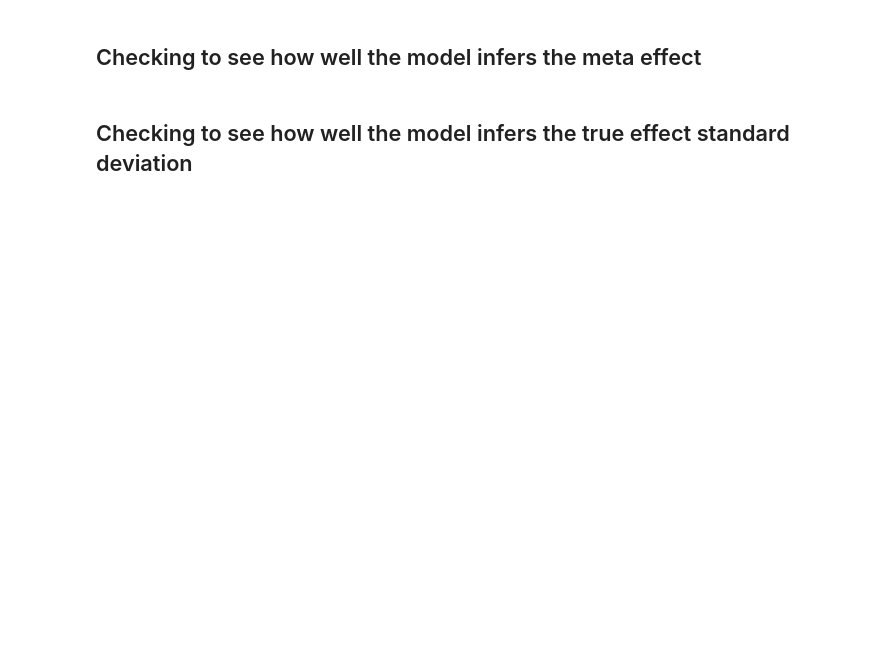
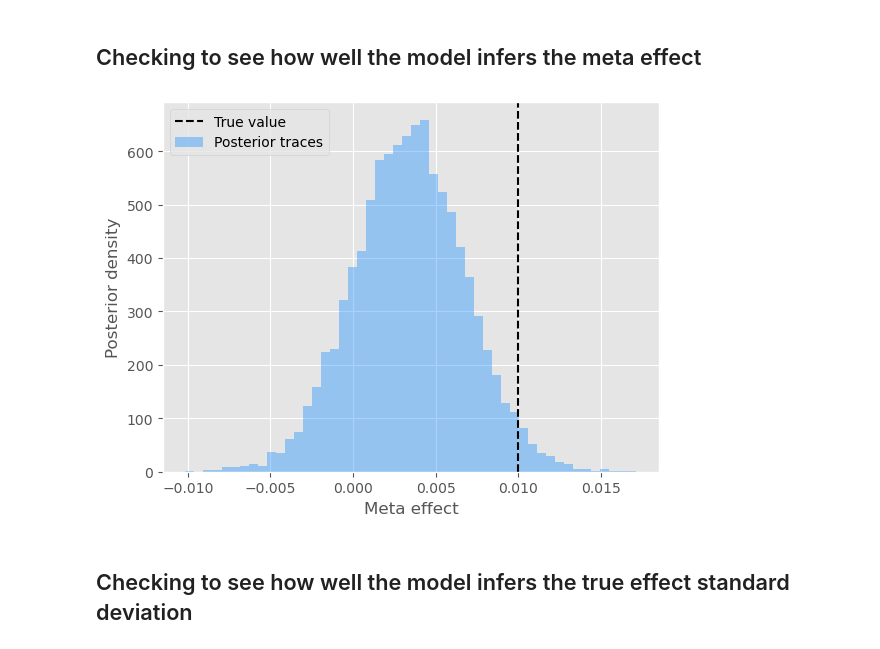
Before and after one commit to tbuffington7/metabayes, a Jupyter notebook: notebooks/Demonstration.ipynb, the cells around one changed output. Drawn from its saved outputs; the diff is of its cells as text; code cells hidden in the pictures; blank space fills up the shorter version.

```diff
--- a/notebooks/Demonstration.ipynb
+++ b/notebooks/Demonstration.ipynb
@@ -86,12 +85,14 @@ AttributeError: 'GibbsSampler' object has no attribute 'traces'
 # %% [markdown]
 ## Checking to see how well the model infers the meta effect
 # %%
-plt.hist(gs.traces['nu'][burn:], bins=50, color='dodgerblue', alpha=0.4)
+plt.hist(results['meta_lift'], bins=50, color='dodgerblue', alpha=0.4)
 plt.axvline(true_effect_mean, color='k', linestyle='--')
 plt.legend(['True value', 'Posterior traces'])
 plt.xlabel('Meta effect')
 plt.ylabel('Posterior density')
 plt.show()
+# %% [output]
+[figure, added]
 # %% [markdown]
 ## Checking to see how well the model infers the true effect standard deviation
 # %%
```
Also changed, not shown: parts of 4 cells of this notebook.
